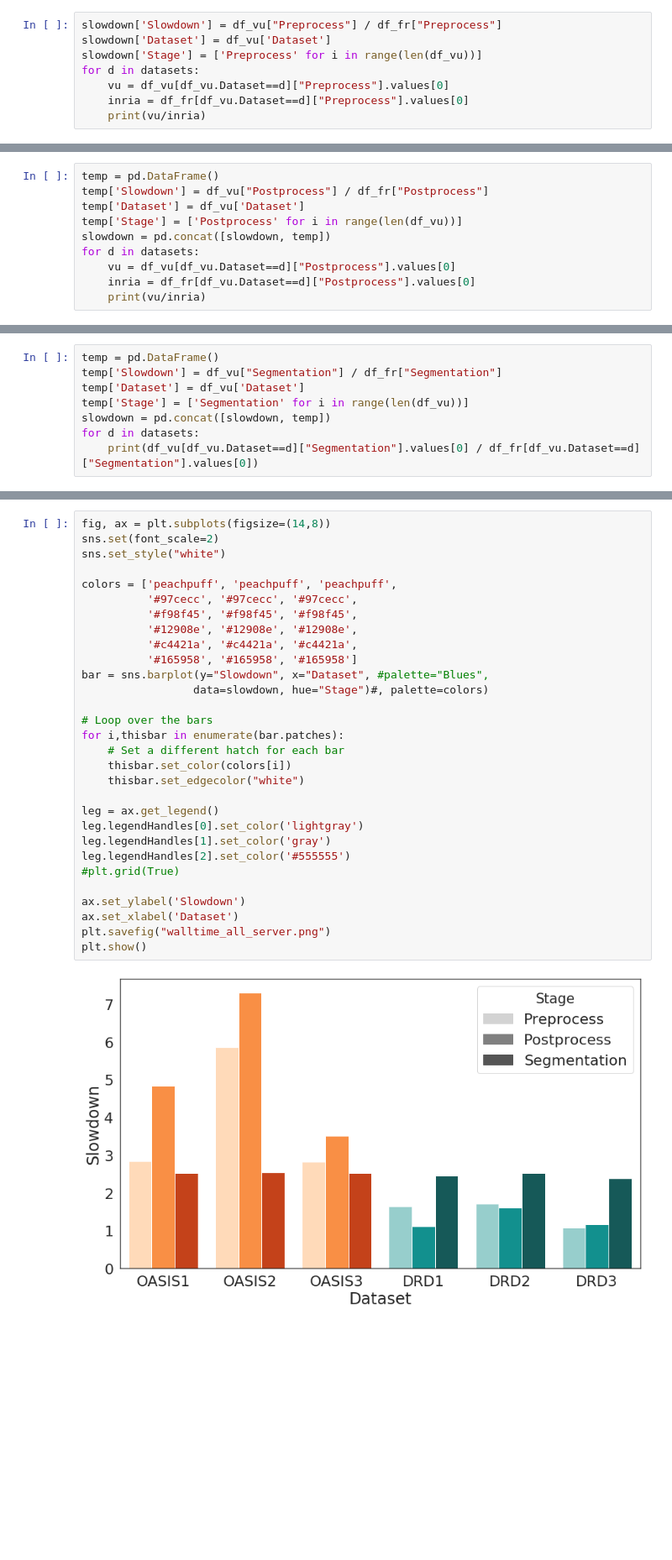
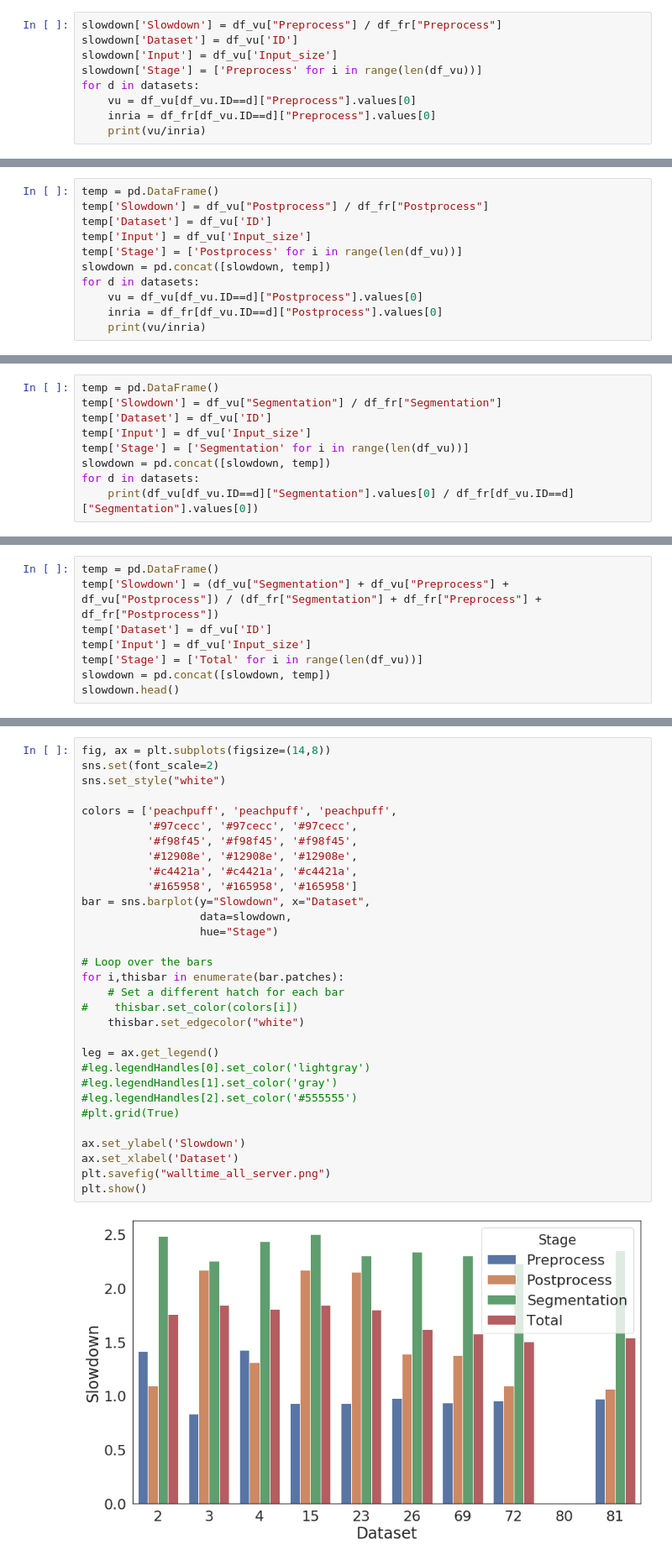
Before and after one commit to vanderbiltscl/SpeculativeScheduling, a Jupyter notebook: iSBatch_v1.0/SLANT_walltime.ipynb, the cells around one changed output, grey strips where cells are left out. Shown at 84% size. Drawn from its saved outputs; the diff is of its cells as text; blank space fills up the shorter version.

Commit message:
Building scripts to test the correlation between VU and Inria walltimes

```diff
--- a/iSBatch_v1.0/SLANT_walltime.ipynb
+++ b/iSBatch_v1.0/SLANT_walltime.ipynb
@@ -155,9 +195,10 @@ array(['OASIS1', 'OASIS2', 'OASIS3', 'DRD1', 'DRD2', 'DRD3'], dtype=object)
 # %%
 slowdown['Slowdown'] = df_vu["Preprocess"] / df_fr["Preprocess"]
-slowdown['Dataset'] = df_vu['Dataset']
+slowdown['Dataset'] = df_vu['ID']
+slowdown['Input'] = df_vu['Input_size']
 slowdown['Stage'] = ['Preprocess' for i in range(len(df_vu))]
 for d in datasets:
-    vu = df_vu[df_vu.Dataset==d]["Preprocess"].values[0]
-    inria = df_fr[df_vu.Dataset==d]["Preprocess"].values[0]
+    vu = df_vu[df_vu.ID==d]["Preprocess"].values[0]
+    inria = df_fr[df_vu.ID==d]["Preprocess"].values[0]
     print(vu/inria)
 # %% [output]
@@ -170,11 +215,12 @@ for d in datasets:
 # %%
 temp = pd.DataFrame()
 temp['Slowdown'] = df_vu["Postprocess"] / df_fr["Postprocess"]
-temp['Dataset'] = df_vu['Dataset']
+temp['Dataset'] = df_vu['ID']
+temp['Input'] = df_vu['Input_size']
 temp['Stage'] = ['Postprocess' for i in range(len(df_vu))]
 slowdown = pd.concat([slowdown, temp])
 for d in datasets:
-    vu = df_vu[df_vu.Dataset==d]["Postprocess"].values[0]
-    inria = df_fr[df_vu.Dataset==d]["Postprocess"].values[0]
+    vu = df_vu[df_vu.ID==d]["Postprocess"].values[0]
+    inria = df_fr[df_vu.ID==d]["Postprocess"].values[0]
     print(vu/inria)
 # %% [output]
@@ -187,9 +237,10 @@ for d in datasets:
 # %%
 temp = pd.DataFrame()
 temp['Slowdown'] = df_vu["Segmentation"] / df_fr["Segmentation"]
-temp['Dataset'] = df_vu['Dataset']
+temp['Dataset'] = df_vu['ID']
+temp['Input'] = df_vu['Input_size']
 temp['Stage'] = ['Segmentation' for i in range(len(df_vu))]
 slowdown = pd.concat([slowdown, temp])
 for d in datasets:
-    print(df_vu[df_vu.Dataset==d]["Segmentation"].values[0] / df_fr[df_vu.Dataset==d]["Segmentation"].values[0])
+    print(df_vu[df_vu.ID==d]["Segmentation"].values[0] / df_fr[df_vu.ID==d]["Segmentation"].values[0])
 # %% [output]
@@ -210,0 +257,8 @@ slowdown.head()
+# %%
+temp = pd.DataFrame()
+temp['Slowdown'] = (df_vu["Segmentation"] + df_vu["Preprocess"] + df_vu["Postprocess"]) / (df_fr["Segmentation"] + df_fr["Preprocess"] + df_fr["Postprocess"])
+temp['Dataset'] = df_vu['ID']
+temp['Input'] = df_vu['Input_size']
+temp['Stage'] = ['Total' for i in range(len(df_vu))]
+slowdown = pd.concat([slowdown, temp])
+slowdown.head()
@@ -211,32 +272,33 @@ slowdown.head()
 # %%
 fig, ax = plt.subplots(figsize=(14,8))
 sns.set(font_scale=2)
 sns.set_style("white")
 
 colors = ['peachpuff', 'peachpuff', 'peachpuff',
           '#97cecc', '#97cecc', '#97cecc',
           '#f98f45', '#f98f45', '#f98f45',
           '#12908e', '#12908e', '#12908e',
           '#c4421a', '#c4421a', '#c4421a',
           '#165958', '#165958', '#165958']
-bar = sns.barplot(y="Slowdown", x="Dataset", #palette="Blues",
-                 data=slowdown, hue="Stage")#, palette=colors)
+bar = sns.barplot(y="Slowdown", x="Dataset",
+                  data=slowdown,
+                  hue="Stage")
 
 # Loop over the bars
 for i,thisbar in enumerate(bar.patches):
     # Set a different hatch for each bar
-    thisbar.set_color(colors[i])
+#    thisbar.set_color(colors[i])
     thisbar.set_edgecolor("white")
 
 leg = ax.get_legend()
-leg.legendHandles[0].set_color('lightgray')
-leg.legendHandles[1].set_color('gray')
-leg.legendHandles[2].set_color('#555555')
+#leg.legendHandles[0].set_color('lightgray')
+#leg.legendHandles[1].set_color('gray')
+#leg.legendHandles[2].set_color('#555555')
 #plt.grid(True)
 
 ax.set_ylabel('Slowdown')
 ax.set_xlabel('Dataset')
 plt.savefig("walltime_all_server.png")
 plt.show()
 # %% [output]
-[figure, old version]
+[figure, new version]
```
Also changed, not shown: parts of 18 cells of this notebook.
